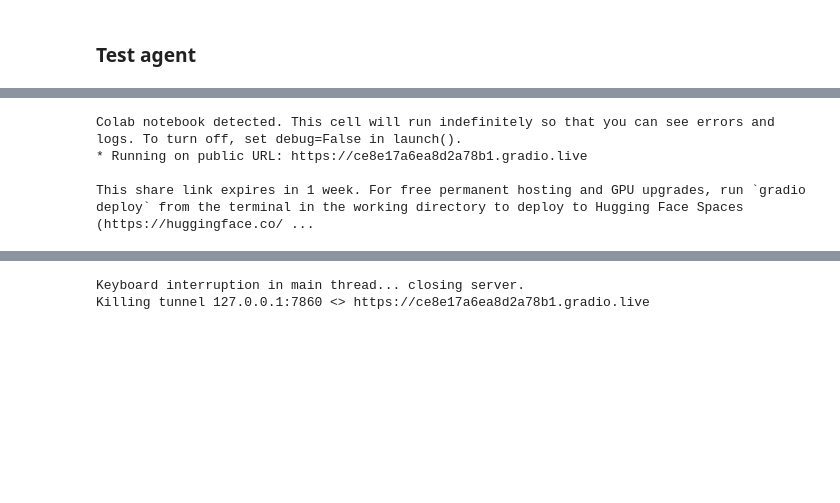
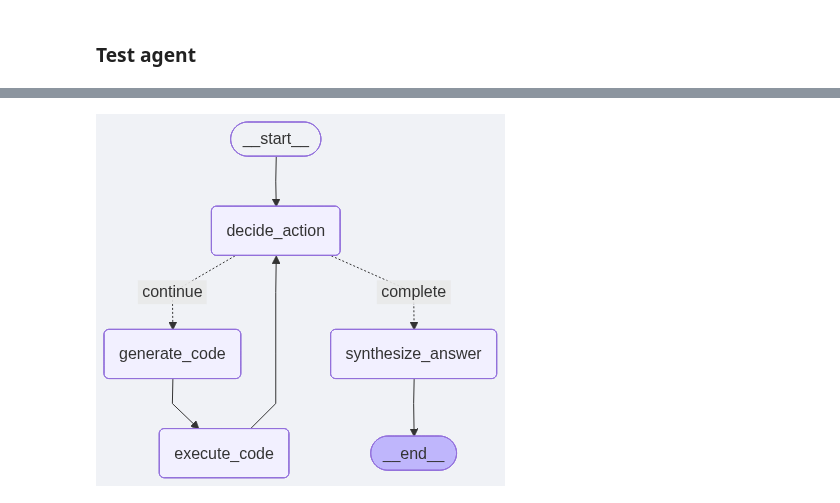
Before and after one commit to Swag369/A.C.E, a Jupyter notebook: REPL_Agent_with_UI_and_rag.ipynb, the cells around one changed output, grey strips where cells are left out. Cells and saved outputs as stored; diff of their text form; code cells hidden in the pictures; blank space fills up the shorter version.

```diff
--- a/REPL_Agent_with_UI_and_rag.ipynb
+++ b/REPL_Agent_with_UI_and_rag.ipynb
@@ -562,7 +439,6 @@ Requirement already satisfied: typing-extensions>=4.14.1 in /usr/local/lib/pytho
 Requirement already satisfied: typing-inspection>=0.4.2 in /usr/local/lib/python3.12/dist-packages (from pydantic) (0.4.2)
 # %%
 # Install Gradio just in case
-!pip install -qU gradio
 
 import gradio as gr
 import os
@@ -710,44 +586,5 @@ builder.add_edge("synthesize_answer", END)
 
 graph = builder.compile()
 
-# --- 4. GRADIO UI (Fixed) ---
-
-def run_agent_ui(goal: str):
-    """Handler for the UI"""
-    initial_state = REPLState(goal=goal)
-    final_state = graph.invoke(initial_state)
-
-    # Format History
-    history_log = ""
-    for i, code in enumerate(final_state["code_history"]):
-        history_log += f"--- STEP {i+1} ---\n"
-        history_log += f"[CODE]:\n{code}\n"
-        history_log += "\n"
-
-    history_log += f"--- FINAL EXECUTION OUTPUT ---\n{final_state['last_execution_result']}"
-
-    return final_state['final_answer'], history_log
-
-# Build UI without the theme argument to avoid version conflicts
-with gr.Blocks(title="Python REPL Agent") as demo:
-    gr.Markdown("## 🐍 Python Code Agent")
-    gr.Markdown("Enter a goal. The agent will write code, execute it, and give you the answer.")
-
-    with gr.Row():
-        with gr.Column():
-            goal_input = gr.Textbox(label="Goal", placeholder="Calculate the square root of 12345", lines=2)
-            run_btn = gr.Button("Run Agent", variant="primary")
-        with gr.Column():
-            result_output = gr.Textbox(label="Final Answer", lines=4)
-
-    logs_output = gr.Code(label="Execution History (Code & Output)", language="python")
-
-    run_btn.click(fn=run_agent_ui, inputs=goal_input, outputs=[result_output, logs_output])
-
-if __name__ == "__main__":
-    demo.launch(share=True, debug=True)
+get_graph_figure(graph, "repl_agent.png")
 # %% [output]
-Colab notebook detected. This cell will run indefinitely so that you can see errors and logs. To turn off, set debug=False in launch().
-* Running on public URL: https://ce8e17a6ea8d2a78b1.gradio.live
-
-This share link expires in 1 week. For free permanent hosting and GPU upgrades, run `gradio deploy` from the terminal in the working directory to deploy to Hugging Face Spaces (https://huggingface.co/ ...
@@ -755,2 +591 @@ This share link expires in 1 week. For free permanent hosting and GPU upgrades,
-Keyboard interruption in main thread... closing server.
-Killing tunnel 127.0.0.1:7860 <> https://ce8e17a6ea8d2a78b1.gradio.live
+[figure, added]
```
Also changed, not shown: parts of 24 cells of this notebook, 5 other files.
